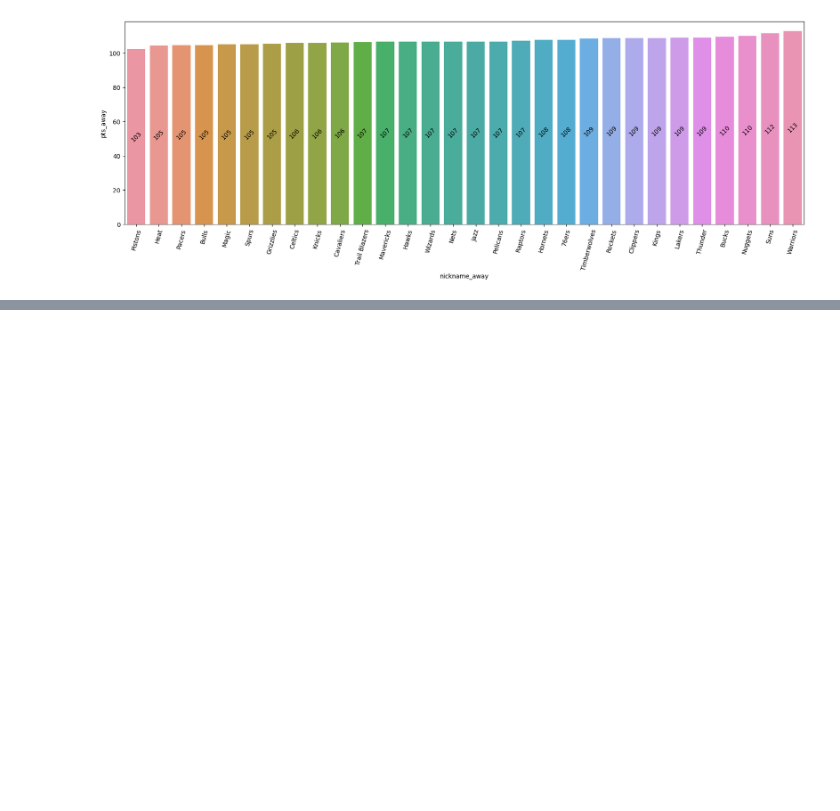
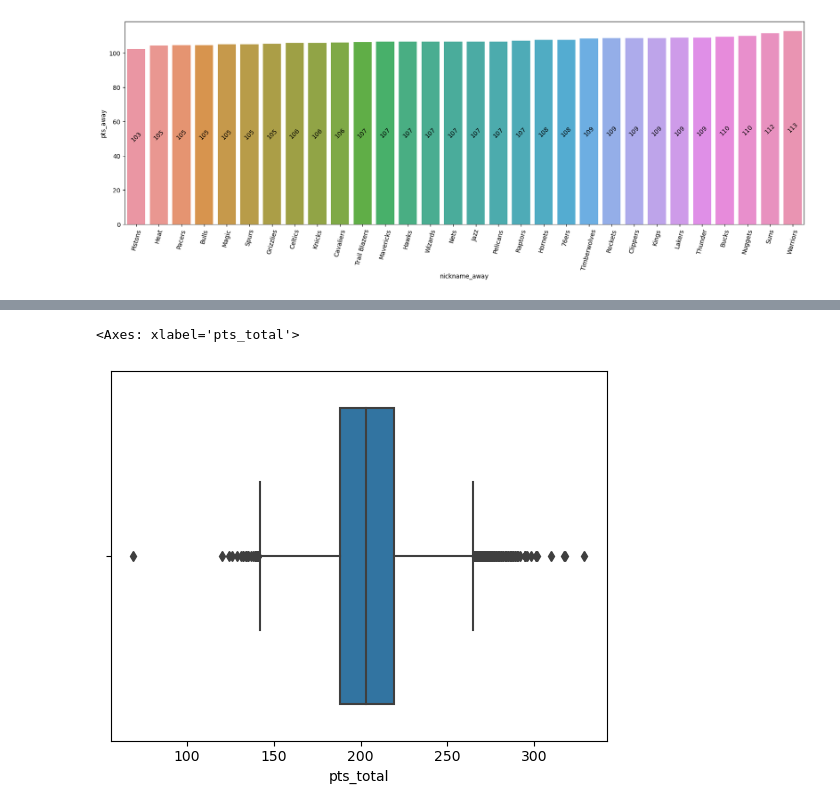
Before and after one commit to devcamiloacosta/Data-Analysis-Projects, a Jupyter notebook: nba_project.ipynb, the cells around one changed output, grey strips where cells are left out. Drawn from its saved outputs; the diff is of its cells as text; code cells hidden in the pictures; blank space fills up the shorter version.

```diff
--- a/nba_project.ipynb
+++ b/nba_project.ipynb
@@ -262,0 +268,5 @@ plt.show()
+# %%
+sns.boxplot(x=games['pts_total'])
+# %% [output]
+<Axes: xlabel='pts_total'>
+[figure, added]
```
Also changed, not shown: parts of 7 cells of this notebook.
